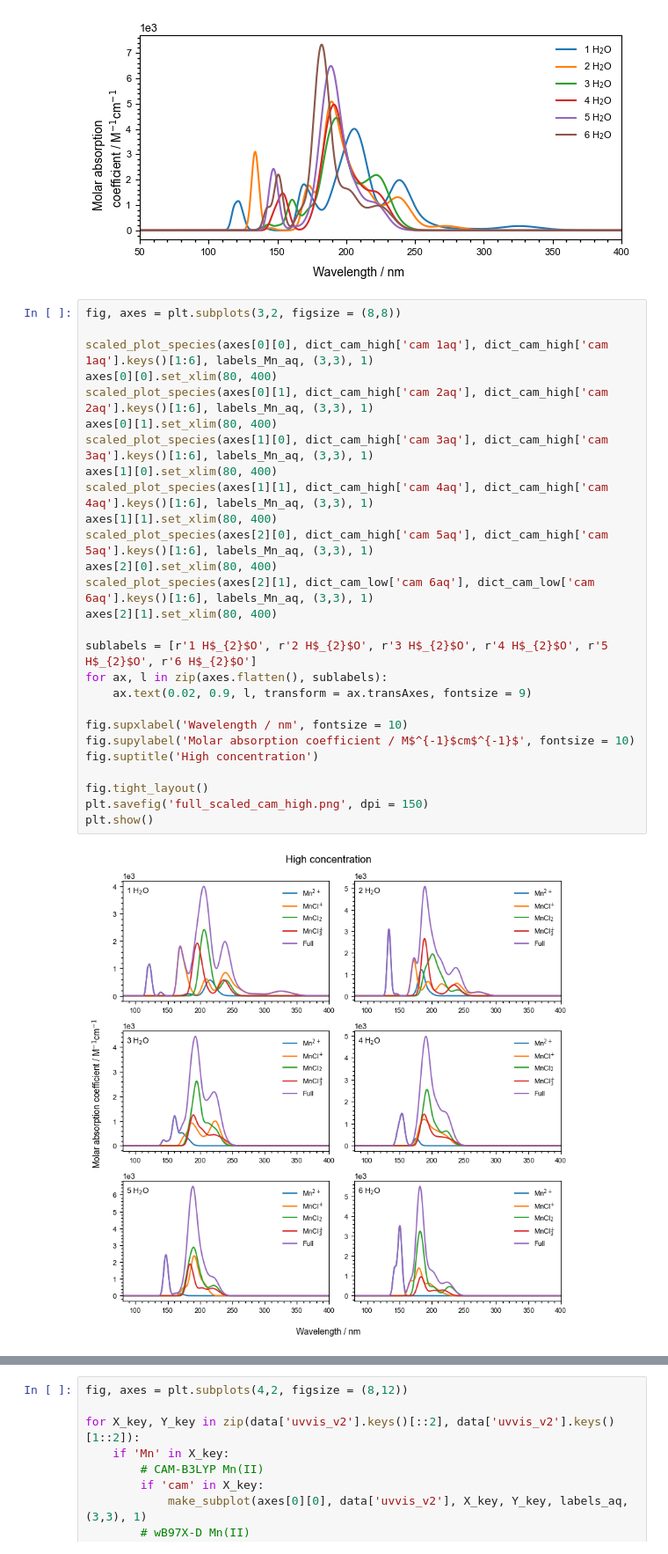
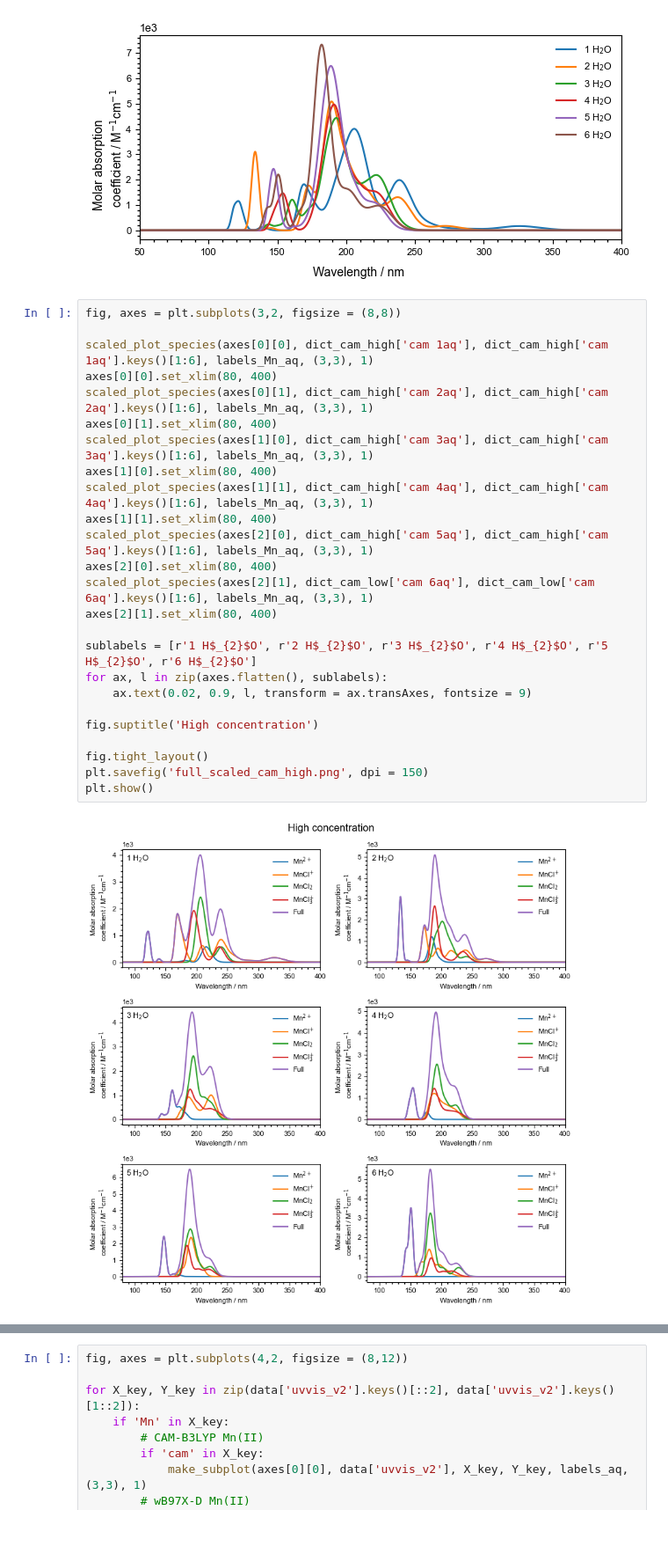
Before and after one commit to Normann25/Manganese-chlorides, a Jupyter notebook: Bachelor/Calculations/water_sim/water_sim_v2.ipynb, the cells around one changed output, grey strips where cells are left out. Shown at 88% size. Drawn from its saved outputs; the diff is of its cells as text.

```diff
--- a/Bachelor/Calculations/water_sim/water_sim_v2.ipynb
+++ b/Bachelor/Calculations/water_sim/water_sim_v2.ipynb
@@ -128,30 +136,28 @@ plt.show()
 # %%
 fig, axes = plt.subplots(3,2, figsize = (8,8))
 
 scaled_plot_species(axes[0][0], dict_cam_high['cam 1aq'], dict_cam_high['cam 1aq'].keys()[1:6], labels_Mn_aq, (3,3), 1)
 axes[0][0].set_xlim(80, 400)
 scaled_plot_species(axes[0][1], dict_cam_high['cam 2aq'], dict_cam_high['cam 2aq'].keys()[1:6], labels_Mn_aq, (3,3), 1)
 axes[0][1].set_xlim(80, 400)
 scaled_plot_species(axes[1][0], dict_cam_high['cam 3aq'], dict_cam_high['cam 3aq'].keys()[1:6], labels_Mn_aq, (3,3), 1)
 axes[1][0].set_xlim(80, 400)
 scaled_plot_species(axes[1][1], dict_cam_high['cam 4aq'], dict_cam_high['cam 4aq'].keys()[1:6], labels_Mn_aq, (3,3), 1)
 axes[1][1].set_xlim(80, 400)
 scaled_plot_species(axes[2][0], dict_cam_high['cam 5aq'], dict_cam_high['cam 5aq'].keys()[1:6], labels_Mn_aq, (3,3), 1)
 axes[2][0].set_xlim(80, 400)
 scaled_plot_species(axes[2][1], dict_cam_low['cam 6aq'], dict_cam_low['cam 6aq'].keys()[1:6], labels_Mn_aq, (3,3), 1)
 axes[2][1].set_xlim(80, 400)
 
 sublabels = [r'1 H$_{2}$O', r'2 H$_{2}$O', r'3 H$_{2}$O', r'4 H$_{2}$O', r'5 H$_{2}$O', r'6 H$_{2}$O']
 for ax, l in zip(axes.flatten(), sublabels):
     ax.text(0.02, 0.9, l, transform = ax.transAxes, fontsize = 9)
 
-fig.supxlabel('Wavelength / nm', fontsize = 10)
-fig.supylabel('Molar absorption coefficient / M$^{-1}$cm$^{-1}$', fontsize = 10)
 fig.suptitle('High concentration')
 
 fig.tight_layout()
 plt.savefig('full_scaled_cam_high.png', dpi = 150)
 plt.show()
 # %% [output]
-[figure, old version]
+[figure, new version]
 # %%
```
Also changed, not shown: parts of 4 cells of this notebook, 6 other files.
